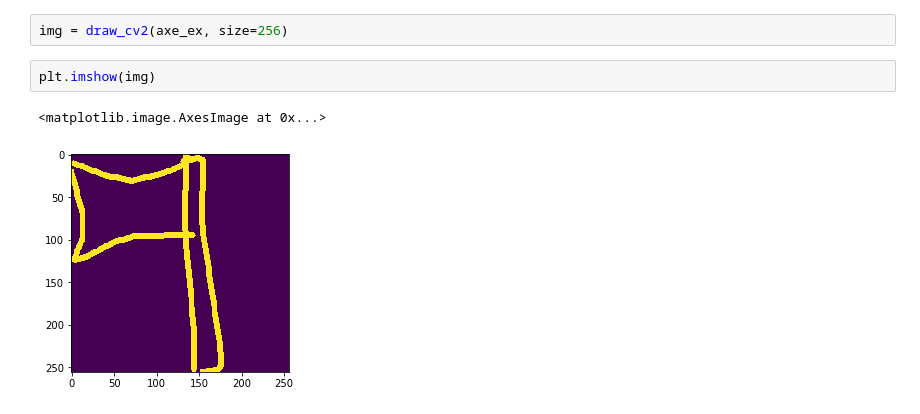
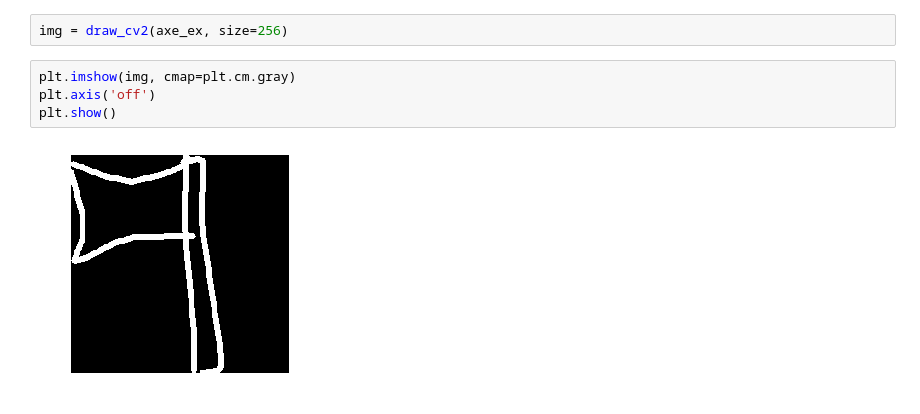
Before and after one commit to samimhirech/deep-learning-quick-draw, a Jupyter notebook: notebooks/scrapbook.ipynb, the cells around one changed output. Drawn from its saved outputs; the diff is of its cells as text.

```diff
--- a/notebooks/scrapbook.ipynb
+++ b/notebooks/scrapbook.ipynb
@@ -71,8 +82,9 @@ def draw_cv2(raw_strokes, size=256, lw=6):
         return img
 # %%
 img = draw_cv2(axe_ex, size=256)
-# %%
-plt.imshow(img)
-# %% [output]
-<matplotlib.image.AxesImage at 0x...>
-[figure, removed]
+# %%
+plt.imshow(img, cmap=plt.cm.gray)
+plt.axis('off')
+plt.show()
+# %% [output]
+[figure, added]
```
Also changed, not shown: parts of 11 cells of this notebook.
